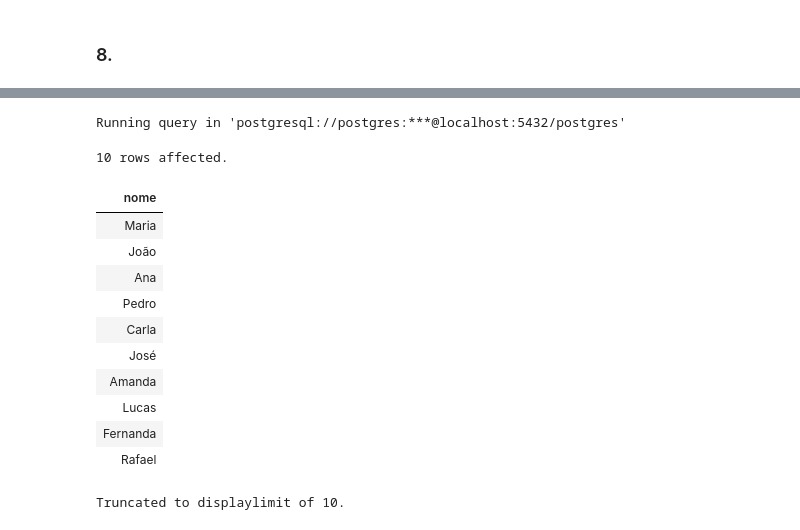
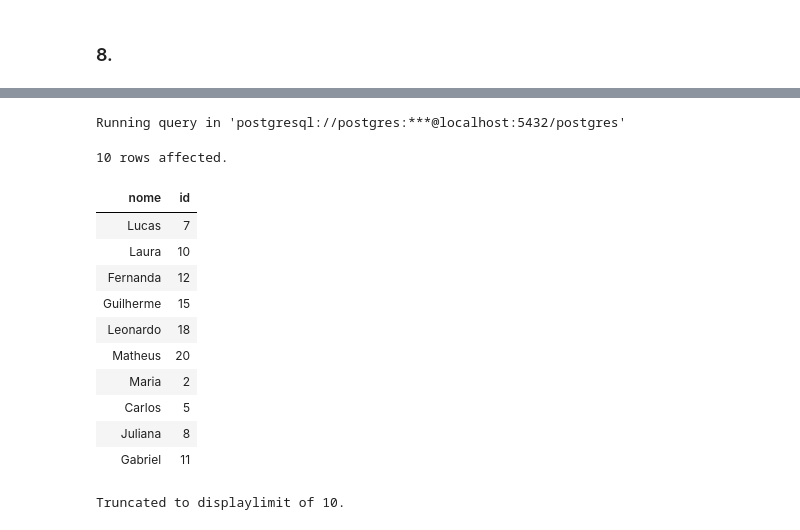
Before and after one commit to MiguelHenri/SCC0240, a Jupyter notebook: t1.ipynb, the cells around one changed output, grey strips where cells are left out. Cells and saved outputs as stored; diff of their text form; code cells hidden in the pictures.

```diff
--- a/t1.ipynb
+++ b/t1.ipynb
@@ -311,20 +305,21 @@ Truncated to displaylimit of 10.
 # %%
 %%sql
-SELECT U.Nome
+SELECT
+    U.nome, U.id
 FROM Usuarios U
-JOIN Anfitrioes A ON U.ID = A.ID
+JOIN Anfitrioes A on U.ID = A.IDUsuario
 # %% [output]
 Running query in 'postgresql://postgres:***@localhost:5432/postgres'
 10 rows affected.
-| nome |
-| Maria |
-| João |
-| Ana |
-| Pedro |
-| Carla |
-| José |
-| Amanda |
-| Lucas |
-| Fernanda |
-| Rafael |
+| nome | id |
+| Lucas | 7 |
+| Laura | 10 |
+| Fernanda | 12 |
+| Guilherme | 15 |
+| Leonardo | 18 |
+| Matheus | 20 |
+| Maria | 2 |
+| Carlos | 5 |
+| Juliana | 8 |
+| Gabriel | 11 |
 Truncated to displaylimit of 10.
```
Also changed, not shown: parts of 17 cells of this notebook, 2 other files.
